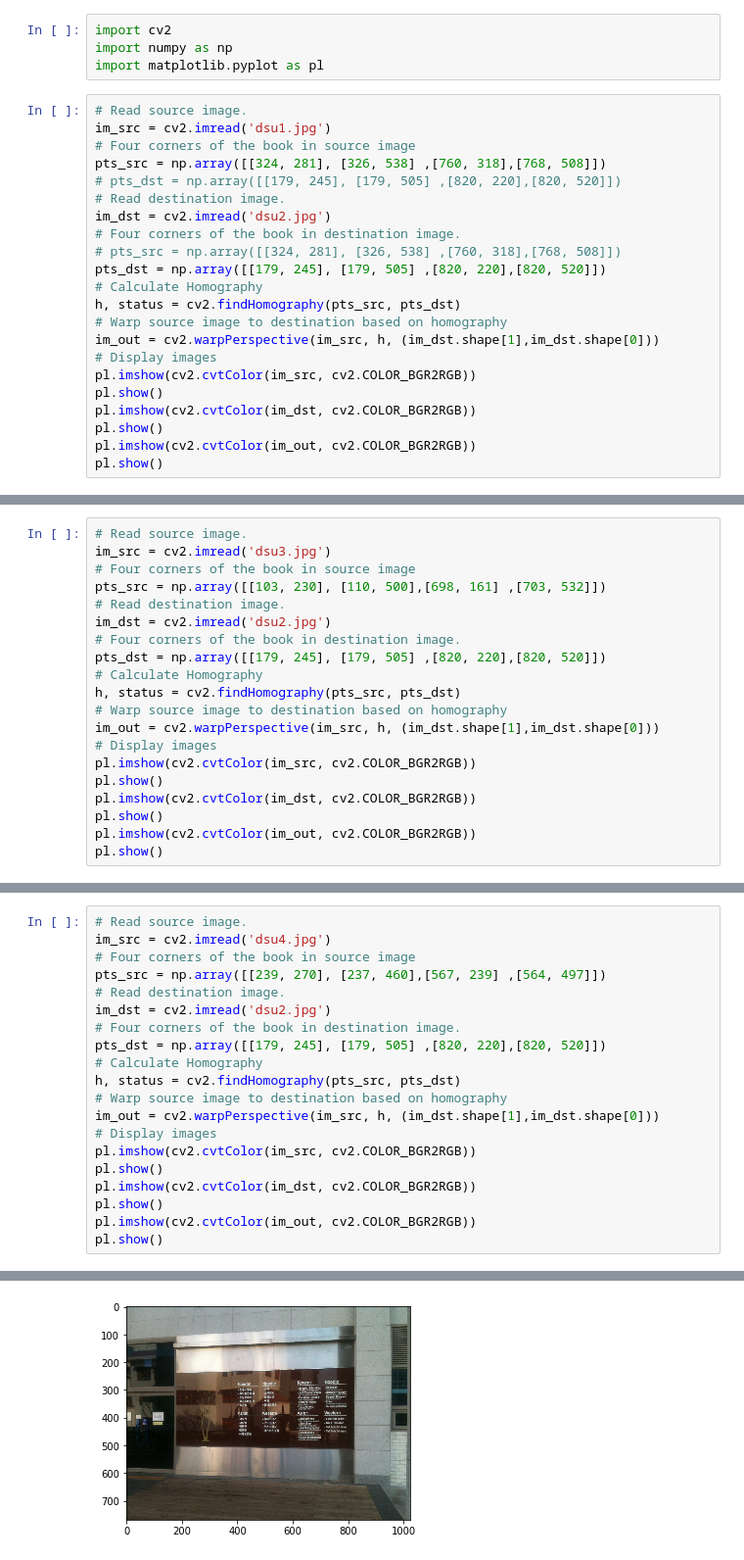
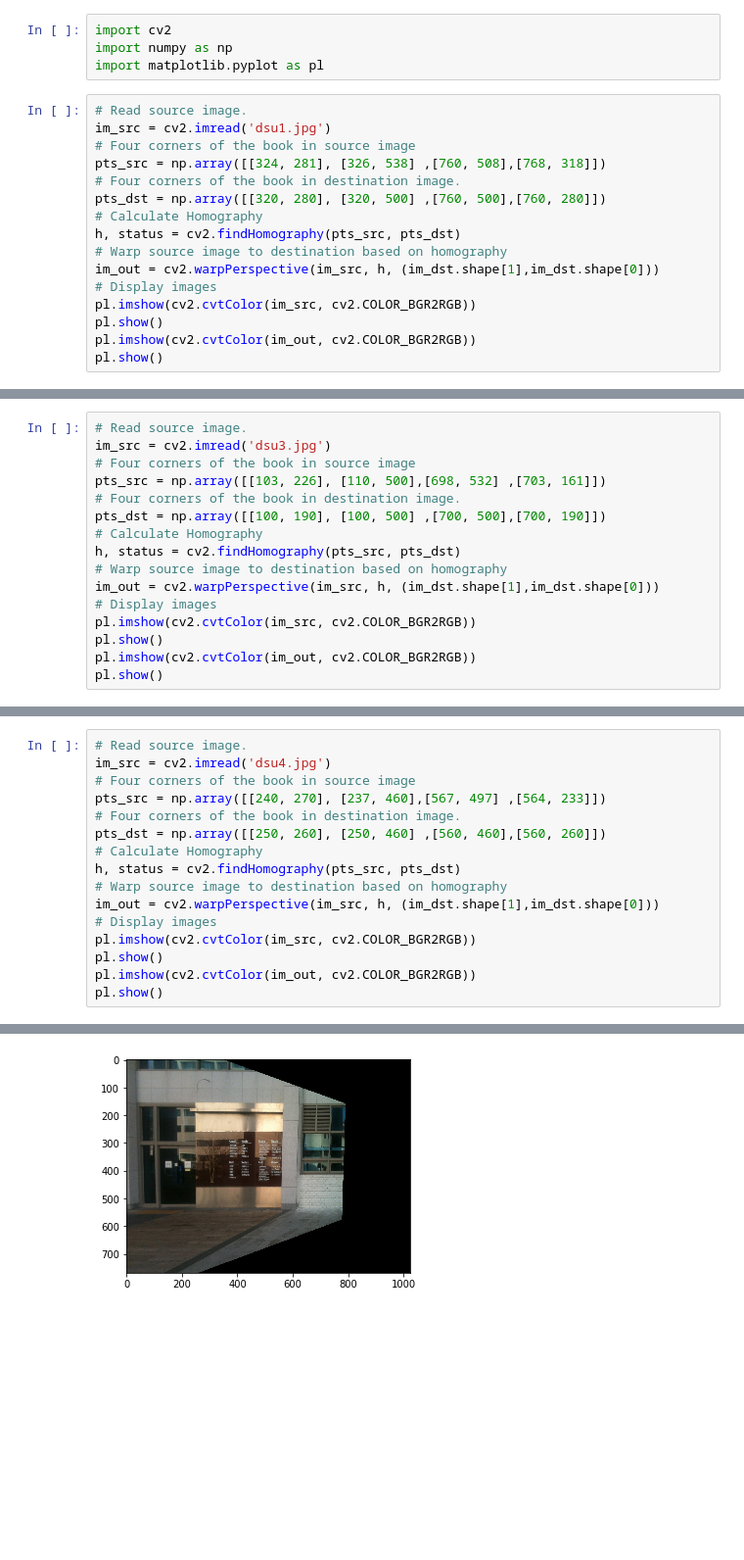
Before and after one commit to pingxiu/computerVisionClass, a Jupyter notebook: homeWork4/homeWork4.ipynb, the cells around one changed output, grey strips where cells are left out. Shown at 98% size. Saved outputs shown, nothing was run; the diff lists cells and outputs as text; blank space fills up the shorter version.

```diff
--- a/homeWork4/homeWork4.ipynb
+++ b/homeWork4/homeWork4.ipynb
@@ -6,13 +6,9 @@ import matplotlib.pyplot as pl
 # Read source image.
 im_src = cv2.imread('dsu1.jpg')
 # Four corners of the book in source image
-pts_src = np.array([[324, 281], [326, 538] ,[760, 318],[768, 508]])
-# pts_dst = np.array([[179, 245], [179, 505] ,[820, 220],[820, 520]])
-# Read destination image.
-im_dst = cv2.imread('dsu2.jpg')
+pts_src = np.array([[324, 281], [326, 538] ,[760, 508],[768, 318]])
 # Four corners of the book in destination image.
-# pts_src = np.array([[324, 281], [326, 538] ,[760, 318],[768, 508]])
-pts_dst = np.array([[179, 245], [179, 505] ,[820, 220],[820, 520]])
+pts_dst = np.array([[320, 280], [320, 500] ,[760, 500],[760, 280]])
 # Calculate Homography
 h, status = cv2.findHomography(pts_src, pts_dst)
 # Warp source image to destination based on homography
@@ -20,8 +16,6 @@ im_out = cv2.warpPerspective(im_src, h, (im_dst.shape[1],im_dst.shape[0]))
 # Display images
 pl.imshow(cv2.cvtColor(im_src, cv2.COLOR_BGR2RGB))
 pl.show()
-pl.imshow(cv2.cvtColor(im_dst, cv2.COLOR_BGR2RGB))
-pl.show()
 pl.imshow(cv2.cvtColor(im_out, cv2.COLOR_BGR2RGB))
 pl.show()
 # %% [output]
@@ -32,11 +44,9 @@ pl.show()
 # Read source image.
 im_src = cv2.imread('dsu3.jpg')
 # Four corners of the book in source image
-pts_src = np.array([[103, 230], [110, 500],[698, 161] ,[703, 532]])
-# Read destination image.
-im_dst = cv2.imread('dsu2.jpg')
+pts_src = np.array([[103, 226], [110, 500],[698, 532] ,[703, 161]])
 # Four corners of the book in destination image.
-pts_dst = np.array([[179, 245], [179, 505] ,[820, 220],[820, 520]])
+pts_dst = np.array([[100, 190], [100, 500] ,[700, 500],[700, 190]])
 # Calculate Homography
 h, status = cv2.findHomography(pts_src, pts_dst)
 # Warp source image to destination based on homography
@@ -44,8 +54,6 @@ im_out = cv2.warpPerspective(im_src, h, (im_dst.shape[1],im_dst.shape[0]))
 # Display images
 pl.imshow(cv2.cvtColor(im_src, cv2.COLOR_BGR2RGB))
 pl.show()
-pl.imshow(cv2.cvtColor(im_dst, cv2.COLOR_BGR2RGB))
-pl.show()
 pl.imshow(cv2.cvtColor(im_out, cv2.COLOR_BGR2RGB))
 pl.show()
 # %% [output]
@@ -55,23 +62,19 @@ pl.show()
 # %%
 # Read source image.
 im_src = cv2.imread('dsu4.jpg')
 # Four corners of the book in source image
-pts_src = np.array([[239, 270], [237, 460],[567, 239] ,[564, 497]])
-# Read destination image.
-im_dst = cv2.imread('dsu2.jpg')
+pts_src = np.array([[240, 270], [237, 460],[567, 497] ,[564, 233]])
 # Four corners of the book in destination image.
-pts_dst = np.array([[179, 245], [179, 505] ,[820, 220],[820, 520]])
+pts_dst = np.array([[250, 260], [250, 460] ,[560, 460],[560, 260]])
 # Calculate Homography
 h, status = cv2.findHomography(pts_src, pts_dst)
 # Warp source image to destination based on homography
 im_out = cv2.warpPerspective(im_src, h, (im_dst.shape[1],im_dst.shape[0]))
 # Display images
 pl.imshow(cv2.cvtColor(im_src, cv2.COLOR_BGR2RGB))
 pl.show()
-pl.imshow(cv2.cvtColor(im_dst, cv2.COLOR_BGR2RGB))
-pl.show()
 pl.imshow(cv2.cvtColor(im_out, cv2.COLOR_BGR2RGB))
 pl.show()
 # %% [output]
 [figure]
-[figure, old version]
+[figure, new version]
```
Also changed, not shown: parts of 9 cells of this notebook.
